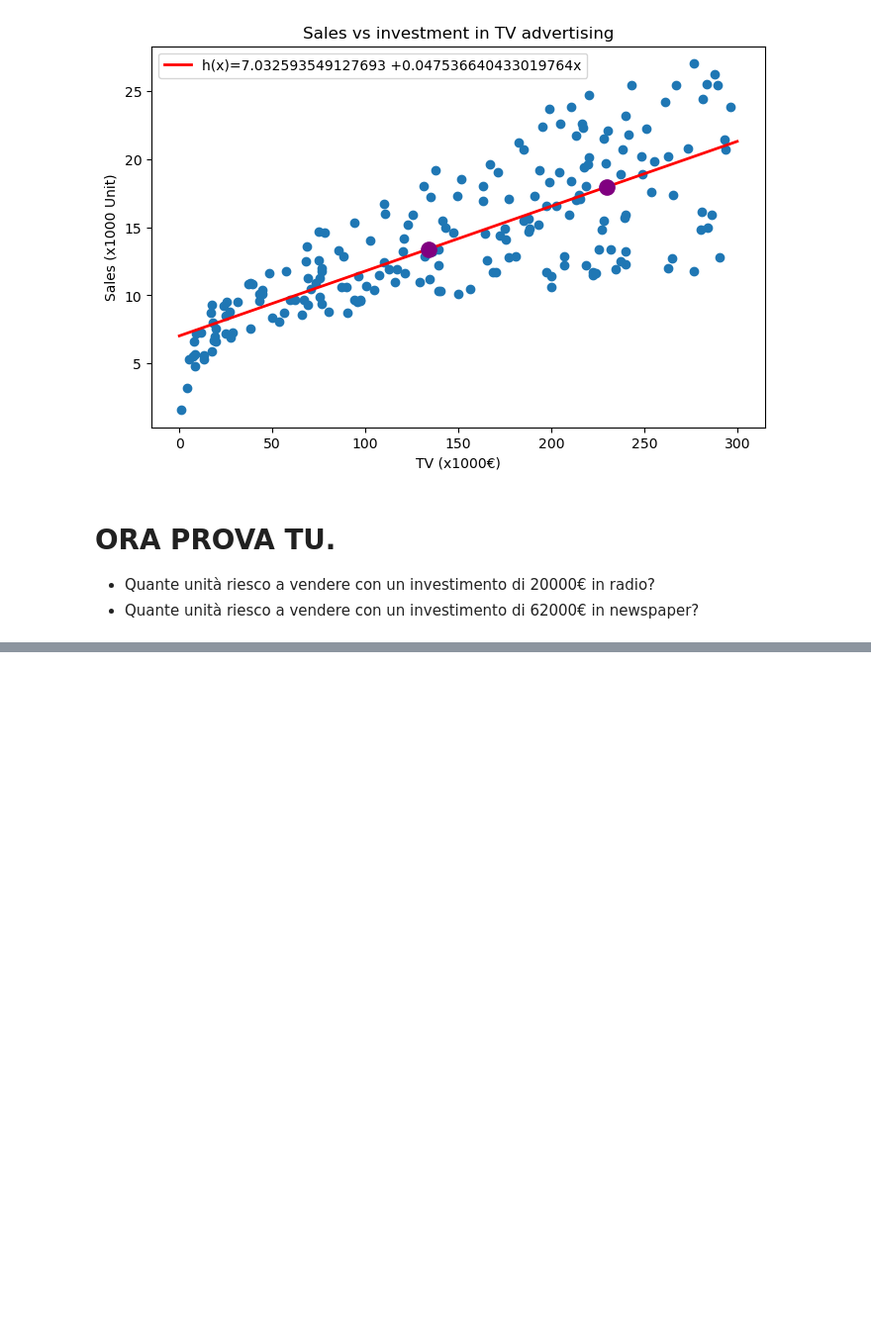
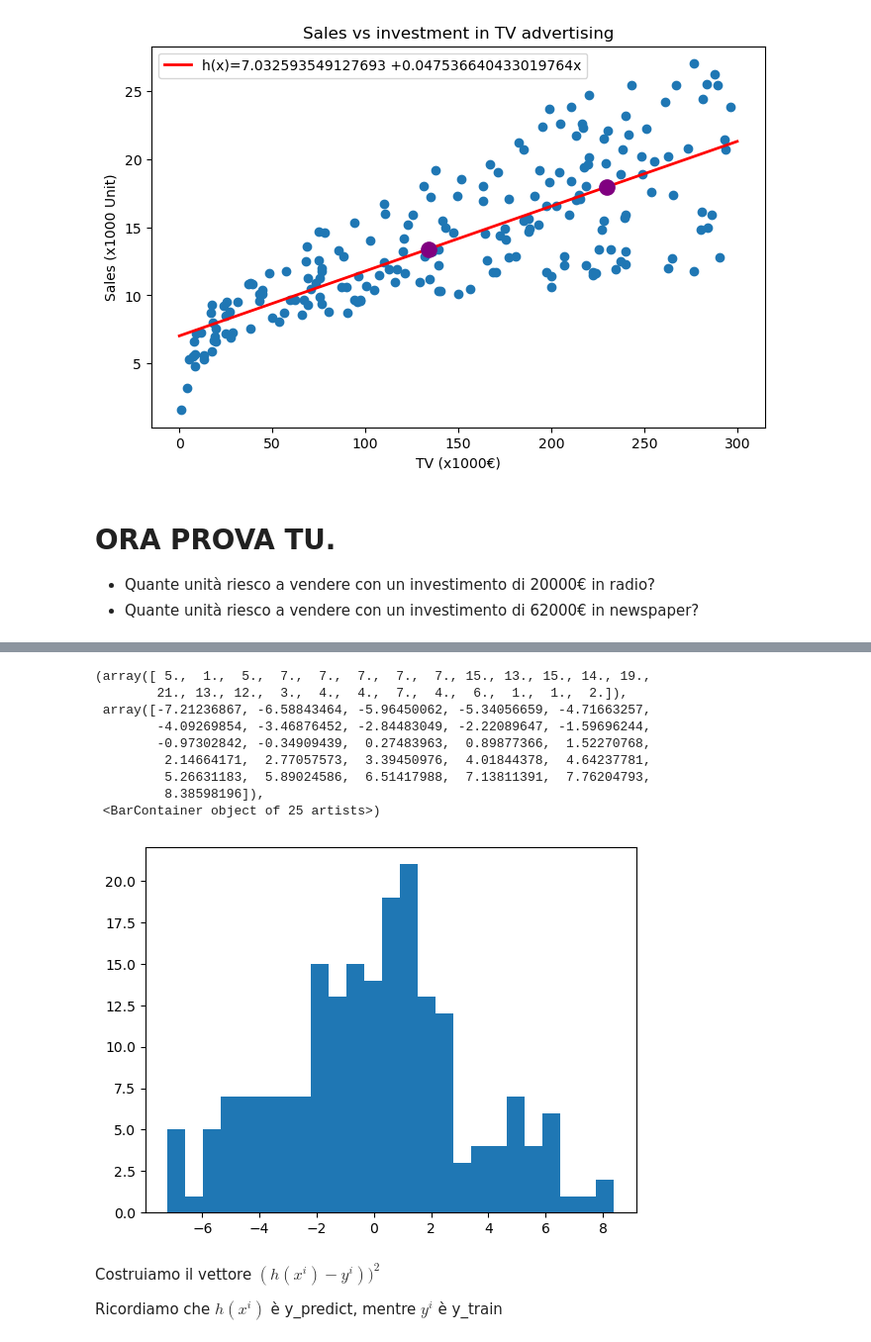
Before and after one commit to pal-dev-labs/Artificial-Intelligence-with-Python, a Jupyter notebook: 8-Intro-Supervised-Learning.ipynb, the cells around one changed output, grey strips where cells are left out. Shown: that part at 99% size. Saved outputs shown, nothing was run; the diff lists cells and outputs as text; code cells hidden in the pictures; blank space fills up the shorter version.

```diff
--- a/8-Intro-Supervised-Learning.ipynb
+++ b/8-Intro-Supervised-Learning.ipynb
@@ -590,0 +280,17 @@ advertising budgets.
+# %%
+plt.hist(diff, bins=25)
+# %% [output]
+(array([ 5.,  1.,  5.,  7.,  7.,  7.,  7.,  7., 15., 13., 15., 14., 19.,
+        21., 13., 12.,  3.,  4.,  4.,  7.,  4.,  6.,  1.,  1.,  2.]),
+ array([-7.21236867, -6.58843464, -5.96450062, -5.34056659, -4.71663257,
+        -4.09269854, -3.46876452, -2.84483049, -2.22089647, -1.59696244,
+        -0.97302842, -0.34909439,  0.27483963,  0.89877366,  1.52270768,
+         2.14664171,  2.77057573,  3.39450976,  4.01844378,  4.64237781,
+         5.26631183,  5.89024586,  6.51417988,  7.13811391,  7.76204793,
+         8.38598196]),
+ <BarContainer object of 25 artists>)
+[figure, added]
+# %% [markdown]
+Costruiamo il vettore $(h(x^i) - y^i))^2$
+
+Ricordiamo che $h(x^i)$ è y_predict, mentre $y^i$ è y_train
```
Also changed, not shown: parts of 78 cells of this notebook, 2 other files.
